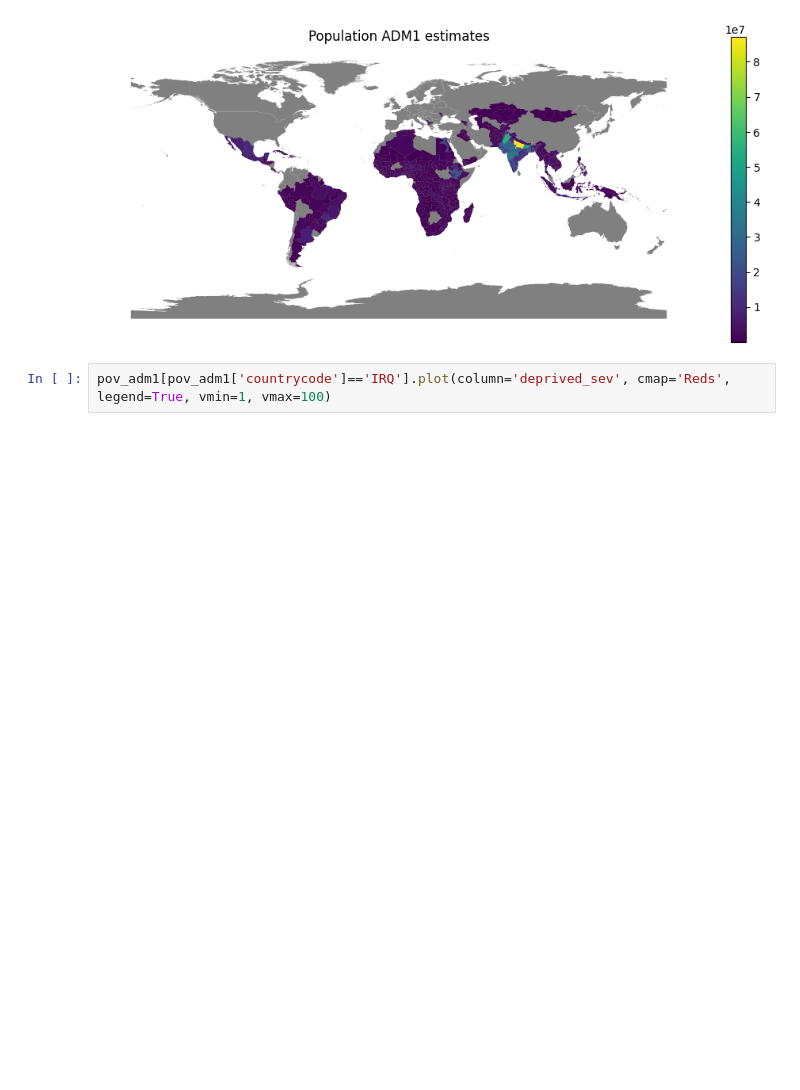
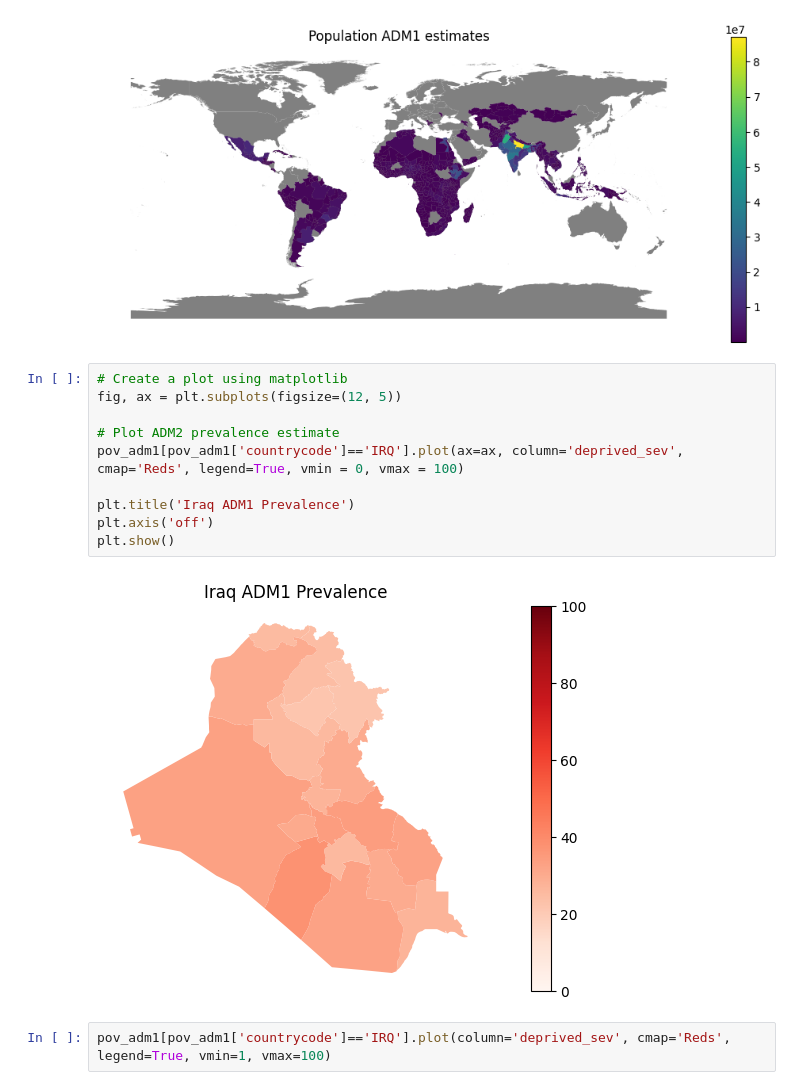
Before and after one commit to marinavicini/child_poverty_iraq, a Jupyter notebook: notebooks/1.2_mv_load-adm1-data.ipynb, the cells around one changed output. Cells and saved outputs as stored; diff of their text form; blank space fills up the shorter version.

```diff
--- a/notebooks/1.2_mv_load-adm1-data.ipynb
+++ b/notebooks/1.2_mv_load-adm1-data.ipynb
@@ -230,6 +251,18 @@ plt.axis('off')
 plt.show()
 # %% [output]
 [figure]
+# %%
+# Create a plot using matplotlib
+fig, ax = plt.subplots(figsize=(12, 5))
+
+# Plot ADM2 prevalence estimate
+pov_adm1[pov_adm1['countrycode']=='IRQ'].plot(ax=ax, column='deprived_sev', cmap='Reds', legend=True, vmin = 0, vmax = 100)
+
+plt.title('Iraq ADM1 Prevalence')
+plt.axis('off')
+plt.show()
+# %% [output]
+[figure, added]
 # %%
 pov_adm1[pov_adm1['countrycode']=='IRQ'].plot(column='deprived_sev', cmap='Reds', legend=True, vmin=1, vmax=100)
 # %% [output]
```
Also changed, not shown: parts of 31 cells of this notebook, 1 other file.
